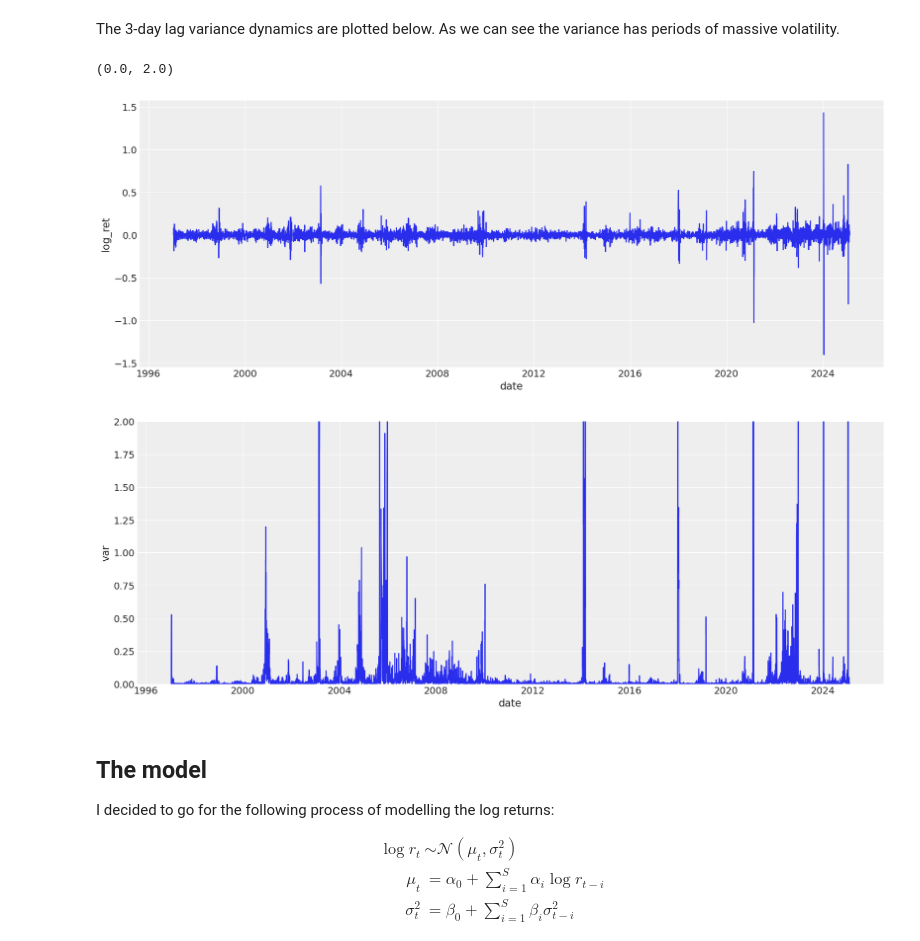
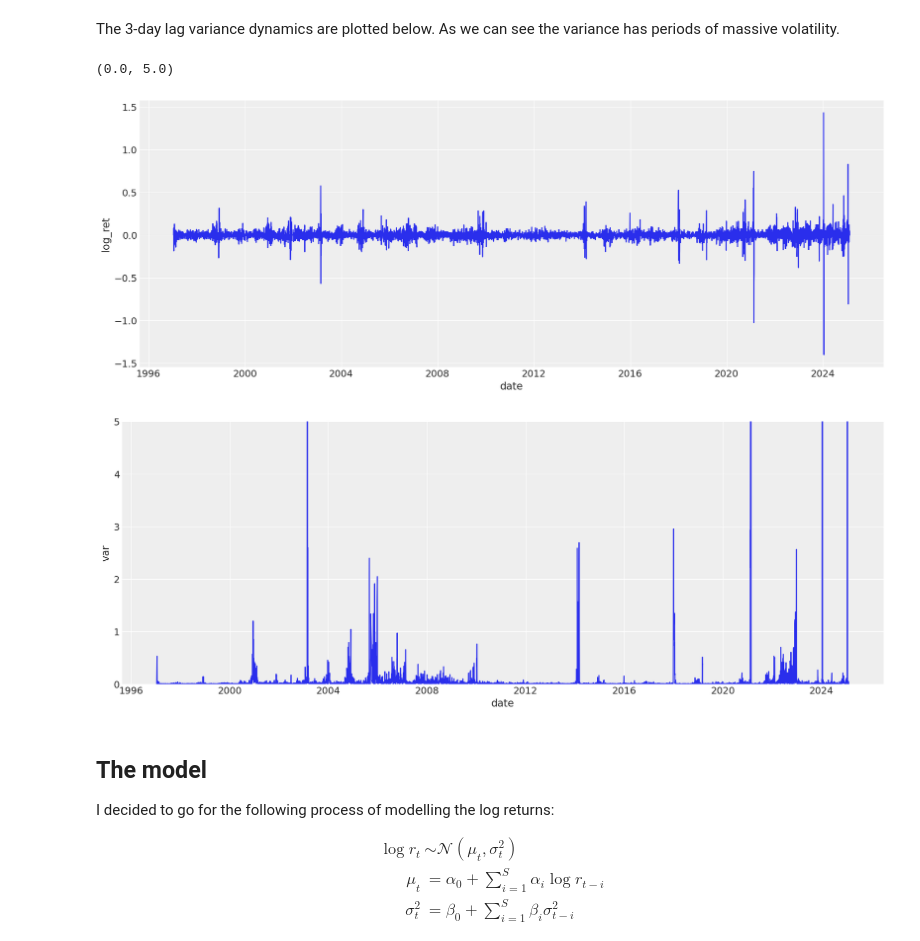
Before and after one commit to sofeikov/bayesianfin, a Jupyter notebook: nbs/01_garch_like_modelling.ipynb, the cells around one changed output. Saved outputs shown, nothing was run; the diff lists cells and outputs as text; code cells hidden in the pictures.

```diff
--- a/nbs/01_garch_like_modelling.ipynb
+++ b/nbs/01_garch_like_modelling.ipynb
@@ -38,41 +43,6 @@ from tqdm import tqdm
 # %%
 # | export
 az.style.use("arviz-darkgrid")
-# %%
-class DataLoader:
-    """A class for loading and processing time series data with adjustable parameters.
-
-    This class handles loading CSV data, computing returns, and calculating rolling variance.
-
-    Attributes:
-        max_records: Maximum number of records to keep (from the end of the dataset)
-    """
-
-    def __init__(self, max_records: int = None):
-        self.max_records = max_records
-
-    def load_data(self, path: str) -> pl.DataFrame:
-        """Load and process time series data from a CSV file.
-
-        Args:
-            path: Path to the CSV file containing the data
-
-        Returns:
-            Processed DataFrame with returns and rolling variance
-        """
-        df = (
-            pl.read_csv(path, try_parse_dates=True, infer_schema_length=None)
-            .rename({"Date": "date", "Price": "price"})
-            .sort("date")
-        )
-        df = df.with_columns(
-            ret=pl.col("price") / pl.col("price").shift(1),
-        )
-
-        if self.max_records is not None:
-            df = df[-self.max_records :]
-
-        return df
 # %%
 # | exec: false
 # Create a data loader with default parameters and load the data
@@ -264,13 +101,13 @@ The 3-day lag variance dynamics are plotted below. As we can see the variance ha
 # %%
 plt.figure(figsize=(16, 6))
 sns.lineplot(df_with_features, x="date", y="log_ret")
 plt.figure(figsize=(16, 6))
 sns.lineplot(df_with_features, x="date", y="var")
-plt.ylim(0, 2)
+plt.ylim(0, 5)
 # %% [output]
-(0.0, 2.0)
+(0.0, 5.0)
 [figure]
-[figure, old version]
+[figure, new version]
 # %% [markdown]
 ## The model
 
```
Also changed, not shown: parts of 15 cells of this notebook, 4 other files.
